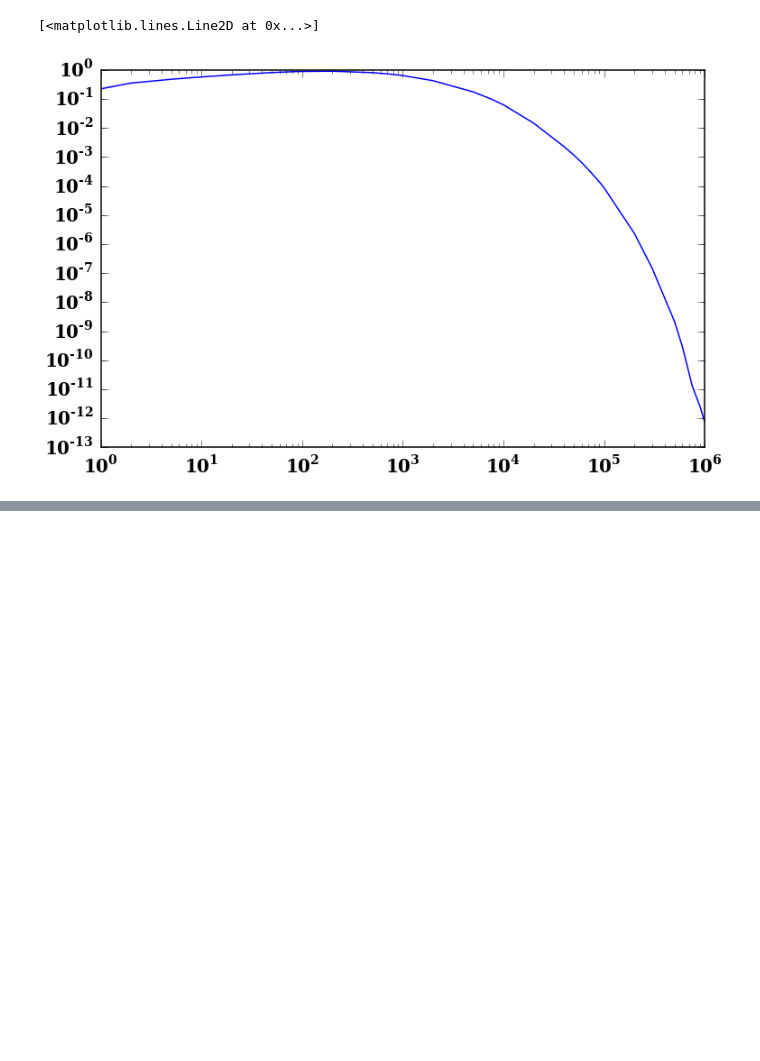
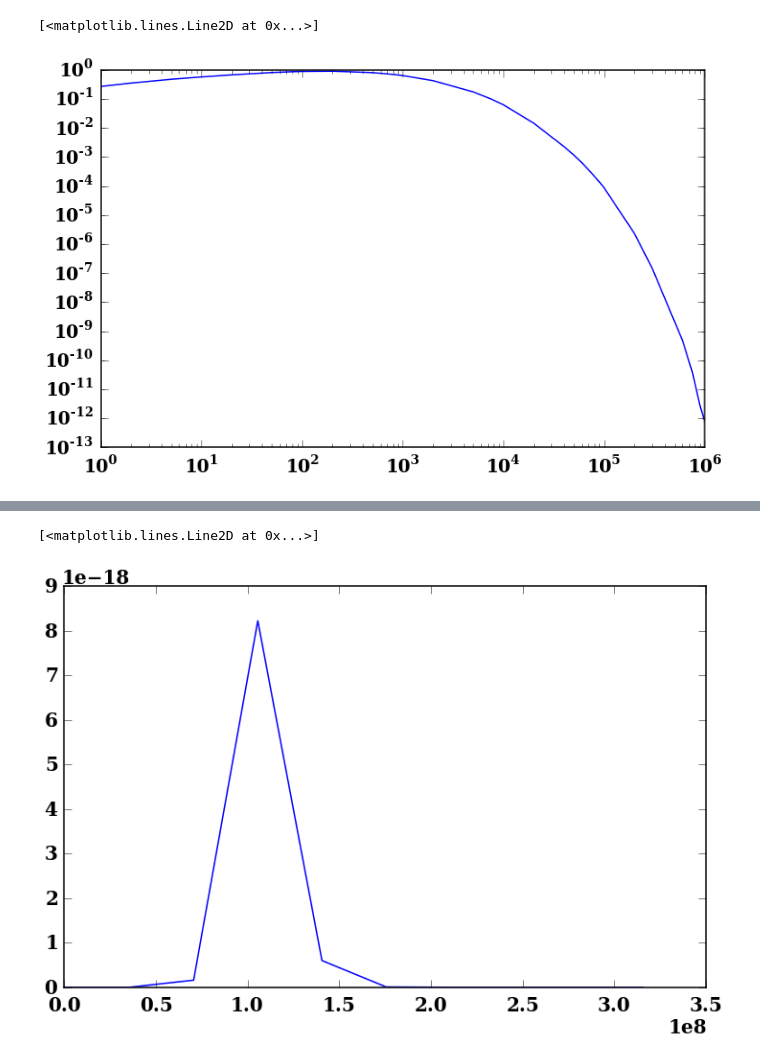
Before and after one commit to ZhaoweiZ/kappa_summer, a Jupyter notebook: kappa_dist.ipynb, the cells around one changed output, grey strips where cells are left out. Cells and saved outputs as stored; diff of their text form; code cells hidden in the pictures; blank space fills up the shorter version.

```diff
--- a/kappa_dist.ipynb
+++ b/kappa_dist.ipynb
@@ -62,12 +62,12 @@ theta = np.pi/3.
 epsilon = 0.01
 n_e = 1
 nu_c = e * B / (2. * np.pi * m * c)
-nu = 1000000. * nu_c
+nu = 750000. * nu_c
 nu_s = (2./9.) * nu_c * theta_e**2 * np.sin(theta)
 n_dn = (nu / nu_c) * abs(np.sin(theta))
 C = 10.
-kappa = 10.
-n_peak = 100000000
+kappa = 150.
+n_peak = 400000000
 
 
 #cos_xi = np.arange(-1., 1., 2./100)
@@ -316,0 +327,20 @@ pl.show()
+# %%
+x_value = []
+y_value = []
+
+n_max_here = 350000000
+
+step = int((int(n_max_here))/10.)
+
+
+for i in xrange(int(n_dn + 1.), int(n_dn + 1. + n_max_here), step):
+    x_value = x_value + [i]
+    y_value = y_value + [jnu_n_integral_62_one(i)]
+
+#    print int(n_dn + 1.), x_value
+pl.plot(x_value, y_value)
+#print x_value, int(n_dn+1)
+#pl.xlim([0,4000])
+# %% [output]
+[<matplotlib.lines.Line2D at 0x...>]
+[figure, added]
```
Also changed, not shown: parts of 3 cells of this notebook, 5 other files.
